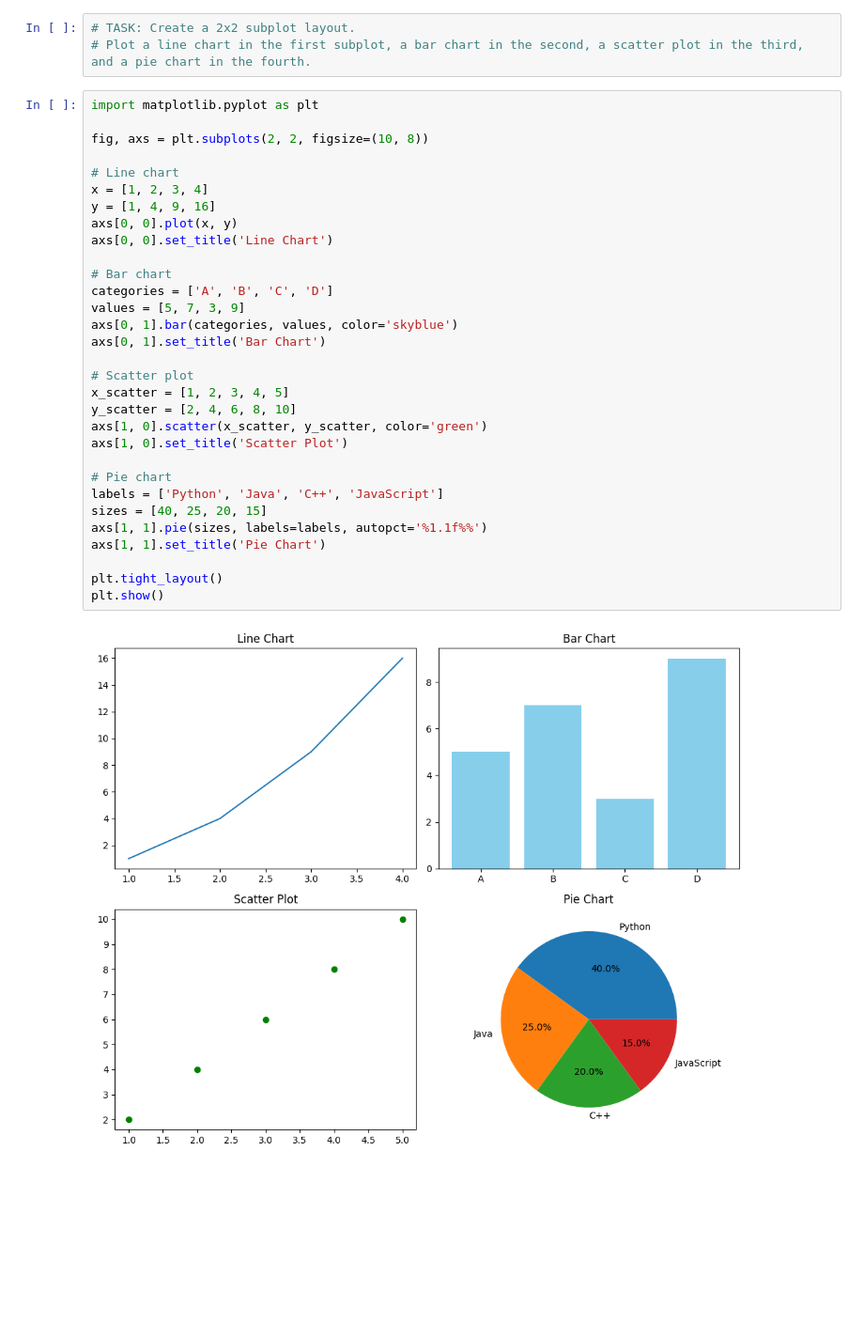
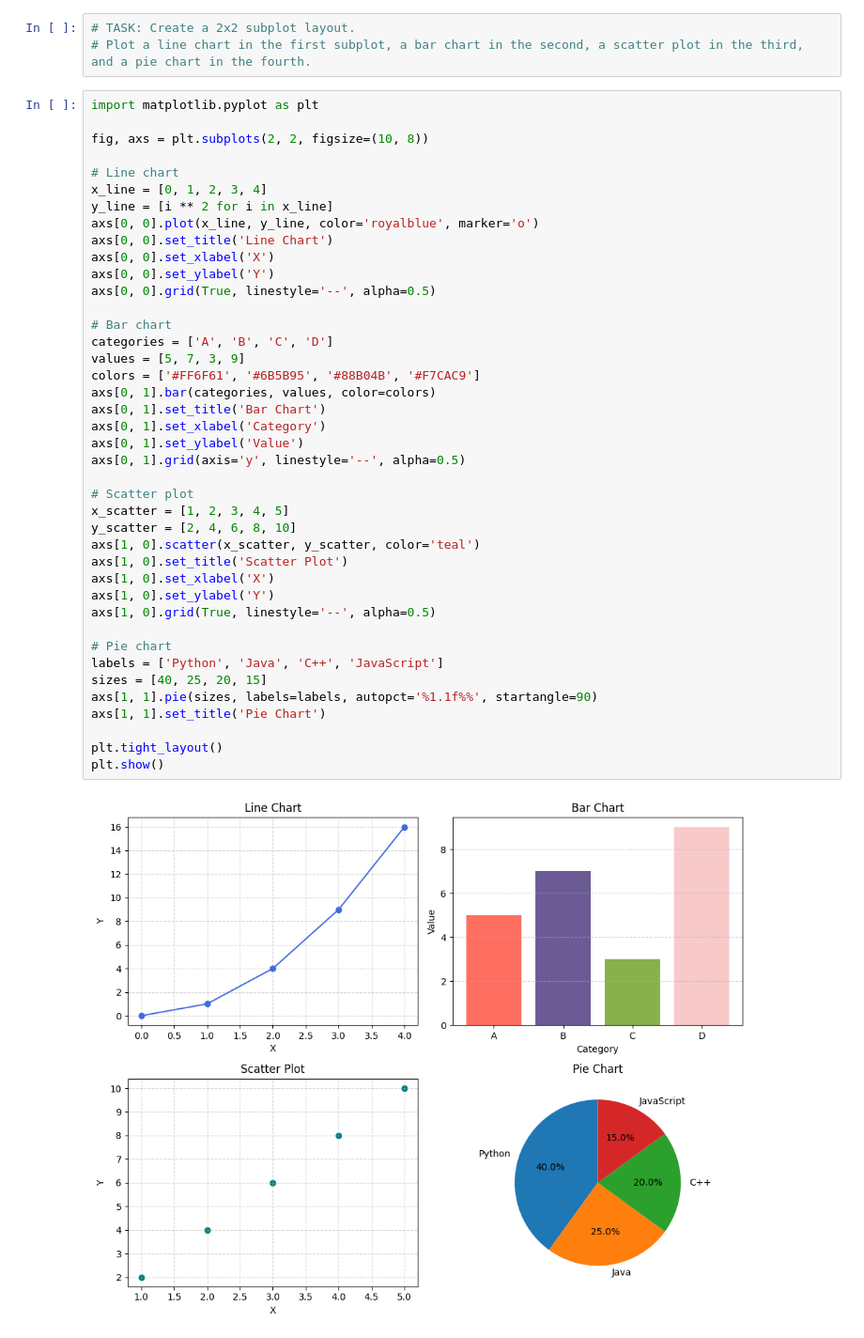
Before and after one commit to jnanadeep19/python-jupyter-template, a Jupyter notebook: src/5-subplot.ipynb, the cells around one changed output. Shown: that part at 94% size. Drawn from its saved outputs; the diff is of its cells as text; blank space fills up the shorter version.

```diff
--- a/src/5-subplot.ipynb
+++ b/src/5-subplot.ipynb
@@ -6,33 +6,43 @@
 # %%
 import matplotlib.pyplot as plt
 
 fig, axs = plt.subplots(2, 2, figsize=(10, 8))
 
 # Line chart
-x = [1, 2, 3, 4]
-y = [1, 4, 9, 16]
-axs[0, 0].plot(x, y)
+x_line = [0, 1, 2, 3, 4]
+y_line = [i ** 2 for i in x_line]
+axs[0, 0].plot(x_line, y_line, color='royalblue', marker='o')
 axs[0, 0].set_title('Line Chart')
+axs[0, 0].set_xlabel('X')
+axs[0, 0].set_ylabel('Y')
+axs[0, 0].grid(True, linestyle='--', alpha=0.5)
 
 # Bar chart
 categories = ['A', 'B', 'C', 'D']
 values = [5, 7, 3, 9]
-axs[0, 1].bar(categories, values, color='skyblue')
+colors = ['#FF6F61', '#6B5B95', '#88B04B', '#F7CAC9']
+axs[0, 1].bar(categories, values, color=colors)
 axs[0, 1].set_title('Bar Chart')
+axs[0, 1].set_xlabel('Category')
+axs[0, 1].set_ylabel('Value')
+axs[0, 1].grid(axis='y', linestyle='--', alpha=0.5)
 
 # Scatter plot
 x_scatter = [1, 2, 3, 4, 5]
 y_scatter = [2, 4, 6, 8, 10]
-axs[1, 0].scatter(x_scatter, y_scatter, color='green')
+axs[1, 0].scatter(x_scatter, y_scatter, color='teal')
 axs[1, 0].set_title('Scatter Plot')
+axs[1, 0].set_xlabel('X')
+axs[1, 0].set_ylabel('Y')
+axs[1, 0].grid(True, linestyle='--', alpha=0.5)
 
 # Pie chart
 labels = ['Python', 'Java', 'C++', 'JavaScript']
 sizes = [40, 25, 20, 15]
-axs[1, 1].pie(sizes, labels=labels, autopct='%1.1f%%')
+axs[1, 1].pie(sizes, labels=labels, autopct='%1.1f%%', startangle=90)
 axs[1, 1].set_title('Pie Chart')
 
 plt.tight_layout()
 plt.show()
 # %% [output]
-[figure, old version]
+[figure, new version]
```
Also changed, not shown: 3 other files.
